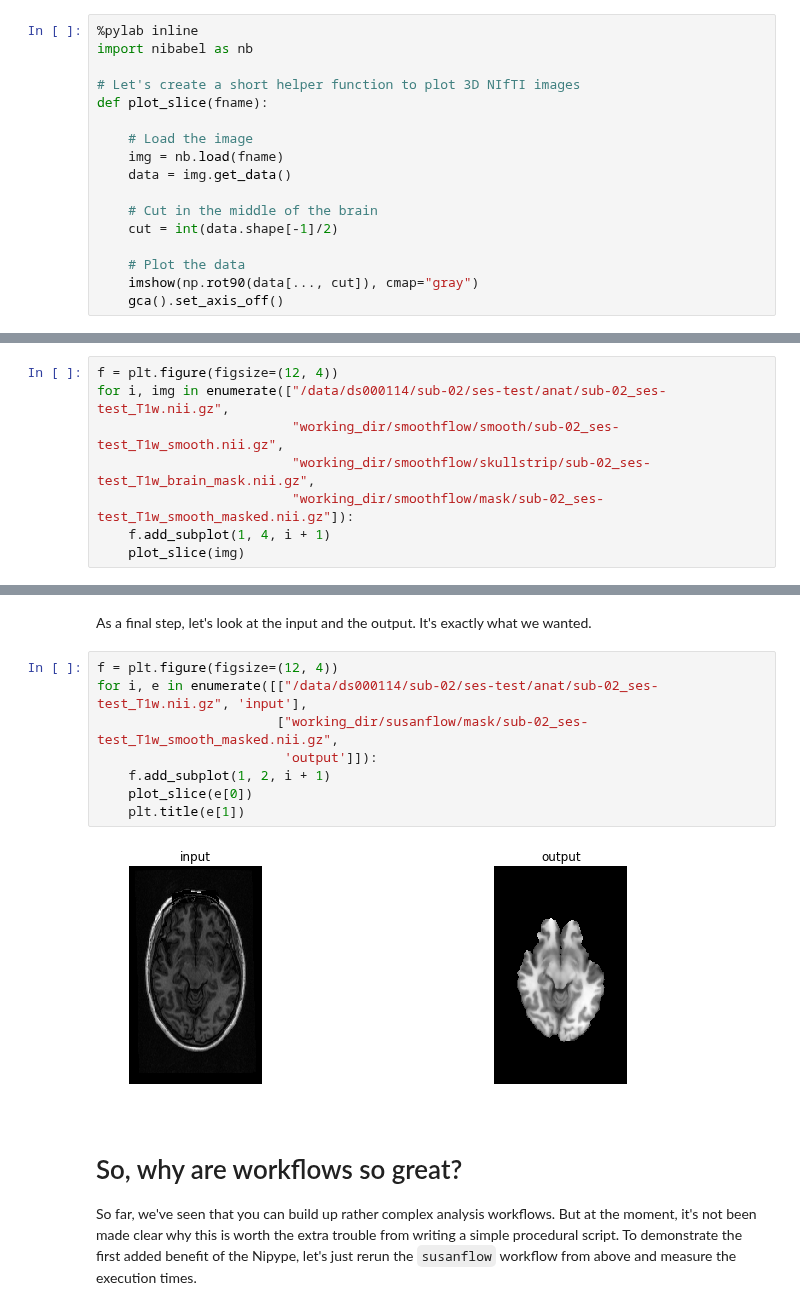
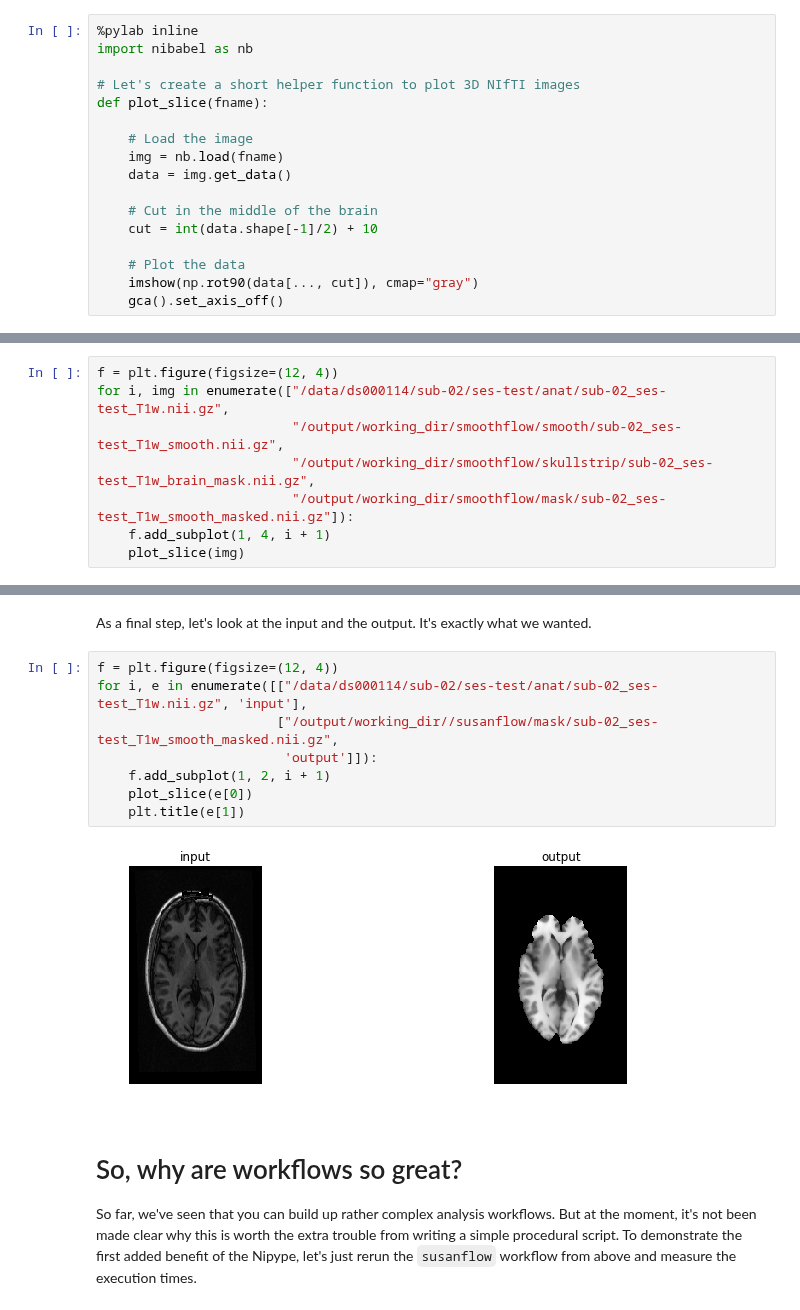
Before and after one commit to miykael/nipype_tutorial, a Jupyter notebook: notebooks/basic_workflow.ipynb, the cells around one changed output, grey strips where cells are left out. Saved outputs shown, nothing was run; the diff lists cells and outputs as text.

```diff
--- a/notebooks/basic_workflow.ipynb
+++ b/notebooks/basic_workflow.ipynb
@@ -22,7 +22,7 @@ def plot_slice(fname):
     data = img.get_data()
 
     # Cut in the middle of the brain
-    cut = int(data.shape[-1]/2)
+    cut = int(data.shape[-1]/2) + 10
 
     # Plot the data
     imshow(np.rot90(data[..., cut]), cmap="gray")
@@ -249,9 +249,9 @@ Let's take a look at the resulting images to convince ourselves we've done the s
 # %%
 f = plt.figure(figsize=(12, 4))
 for i, img in enumerate(["/data/ds000114/sub-02/ses-test/anat/sub-02_ses-test_T1w.nii.gz",
-                         "working_dir/smoothflow/smooth/sub-02_ses-test_T1w_smooth.nii.gz",
-                         "working_dir/smoothflow/skullstrip/sub-02_ses-test_T1w_brain_mask.nii.gz",
-                         "working_dir/smoothflow/mask/sub-02_ses-test_T1w_smooth_masked.nii.gz"]):
+                         "/output/working_dir/smoothflow/smooth/sub-02_ses-test_T1w_smooth.nii.gz",
+                         "/output/working_dir/smoothflow/skullstrip/sub-02_ses-test_T1w_brain_mask.nii.gz",
+                         "/output/working_dir/smoothflow/mask/sub-02_ses-test_T1w_smooth_masked.nii.gz"]):
     f.add_subplot(1, 4, i + 1)
     plot_slice(img)
 # %% [output]
@@ -424,13 +425,13 @@ As a final step, let's look at the input and the output. It's exactly what we wa
 # %%
 f = plt.figure(figsize=(12, 4))
 for i, e in enumerate([["/data/ds000114/sub-02/ses-test/anat/sub-02_ses-test_T1w.nii.gz", 'input'],
-                       ["working_dir/susanflow/mask/sub-02_ses-test_T1w_smooth_masked.nii.gz",
+                       ["/output/working_dir//susanflow/mask/sub-02_ses-test_T1w_smooth_masked.nii.gz",
                         'output']]):
     f.add_subplot(1, 2, i + 1)
     plot_slice(e[0])
     plt.title(e[1])
 # %% [output]
-[figure, old version]
+[figure, new version]
 # %% [markdown]
 # So, why are workflows so great?
 
```
Also changed, not shown: parts of 17 cells of this notebook.
